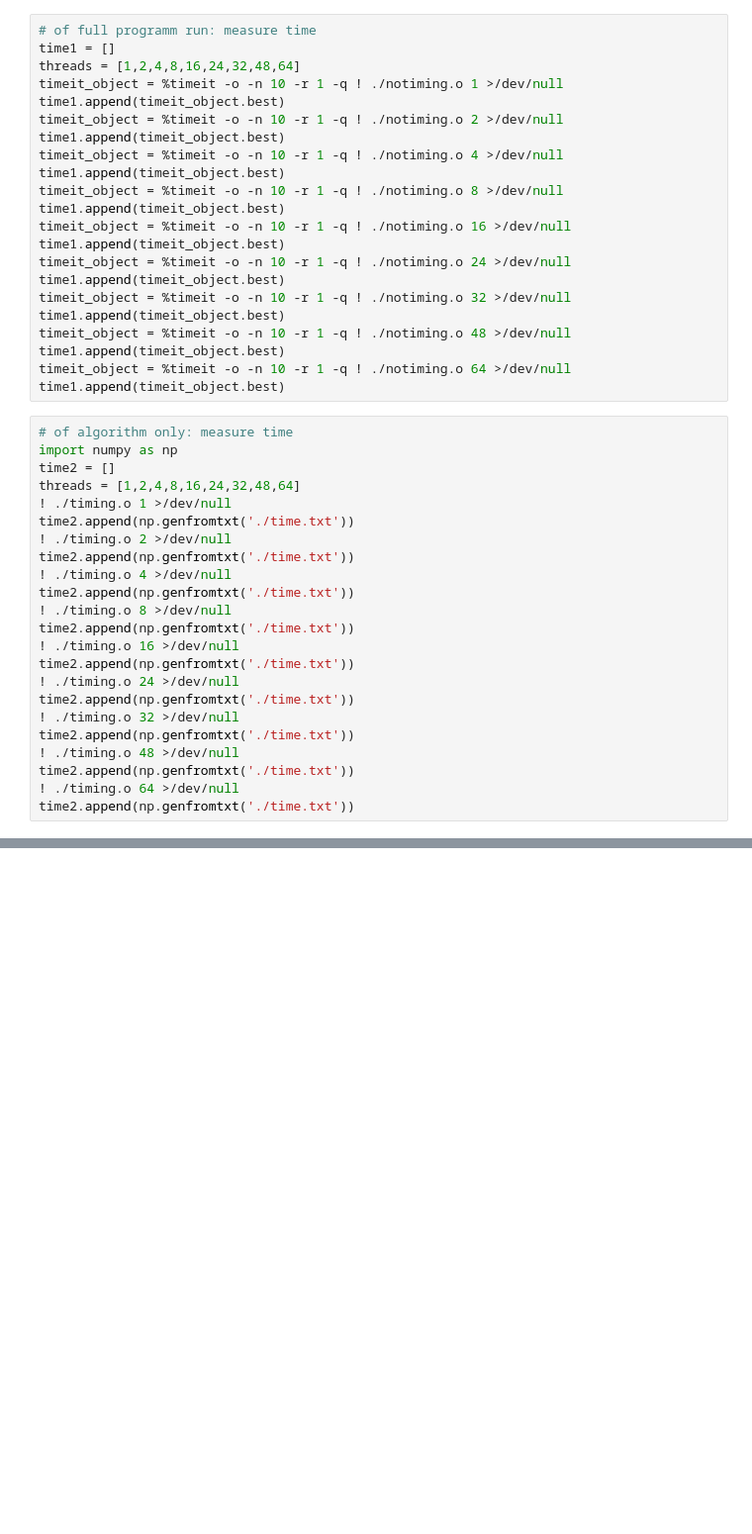
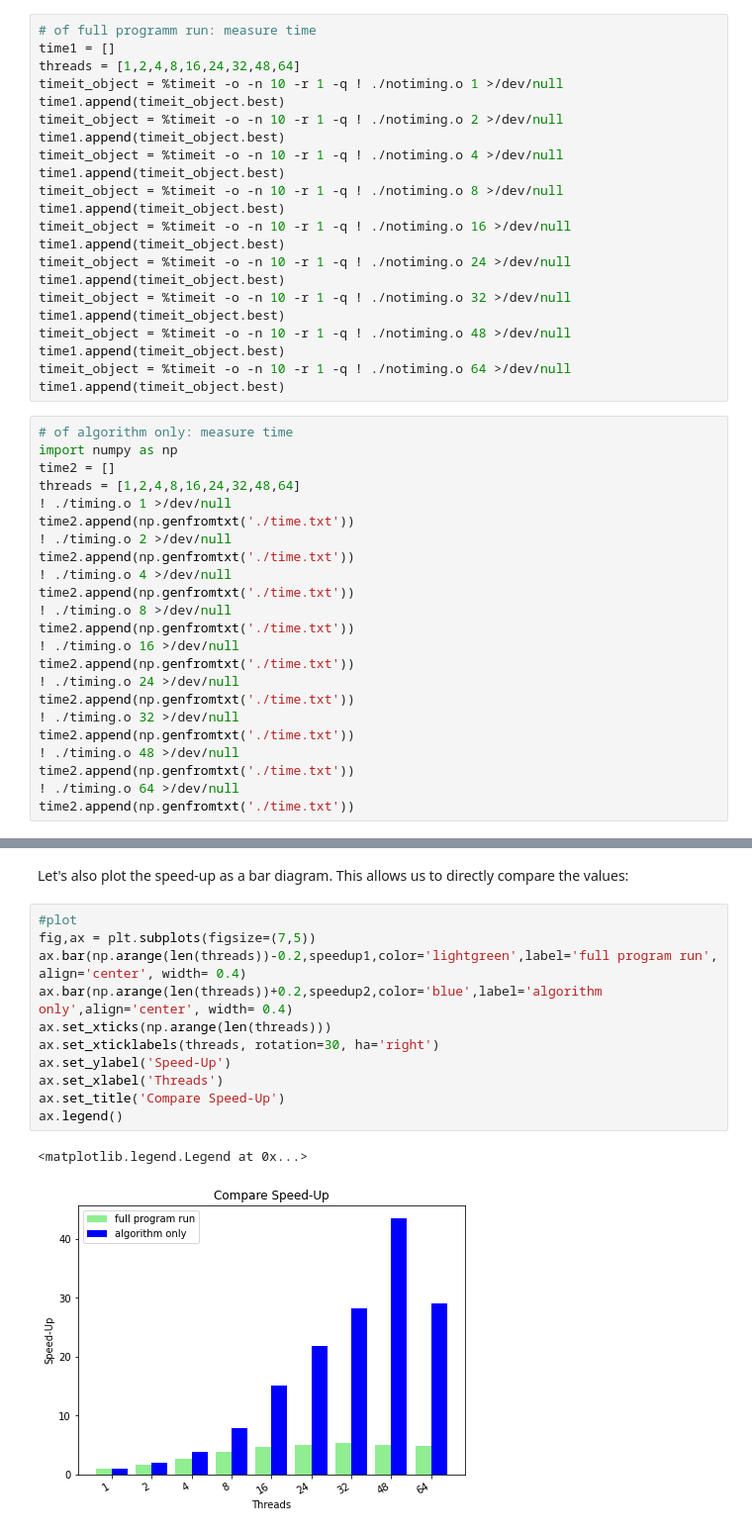
Before and after one commit to marunaderieg/Performance, a Jupyter notebook: extras/compare_timemeasuring_methods.ipynb, the cells around one changed output, grey strips where cells are left out. Shown at 99% size. Cells and saved outputs as stored; diff of their text form; blank space fills up the shorter version.

```diff
--- a/extras/compare_timemeasuring_methods.ipynb
+++ b/extras/compare_timemeasuring_methods.ipynb
@@ -98,0 +118,16 @@ Text(0.5, 1.0, 'Speed-Up - Algorithm Only')
+# %% [markdown]
+Let's also plot the speed-up as a bar diagram. This allows us to directly compare the values:
+# %%
+#plot
+fig,ax = plt.subplots(figsize=(7,5))
+ax.bar(np.arange(len(threads))-0.2,speedup1,color='lightgreen',label='full program run', align='center', width= 0.4)
+ax.bar(np.arange(len(threads))+0.2,speedup2,color='blue',label='algorithm only',align='center', width= 0.4)
+ax.set_xticks(np.arange(len(threads)))
+ax.set_xticklabels(threads, rotation=30, ha='right')
+ax.set_ylabel('Speed-Up')
+ax.set_xlabel('Threads')
+ax.set_title('Compare Speed-Up')
+ax.legend()
+# %% [output]
+<matplotlib.legend.Legend at 0x...>
+[figure, added]
```
Also changed, not shown: parts of 8 cells of this notebook.
